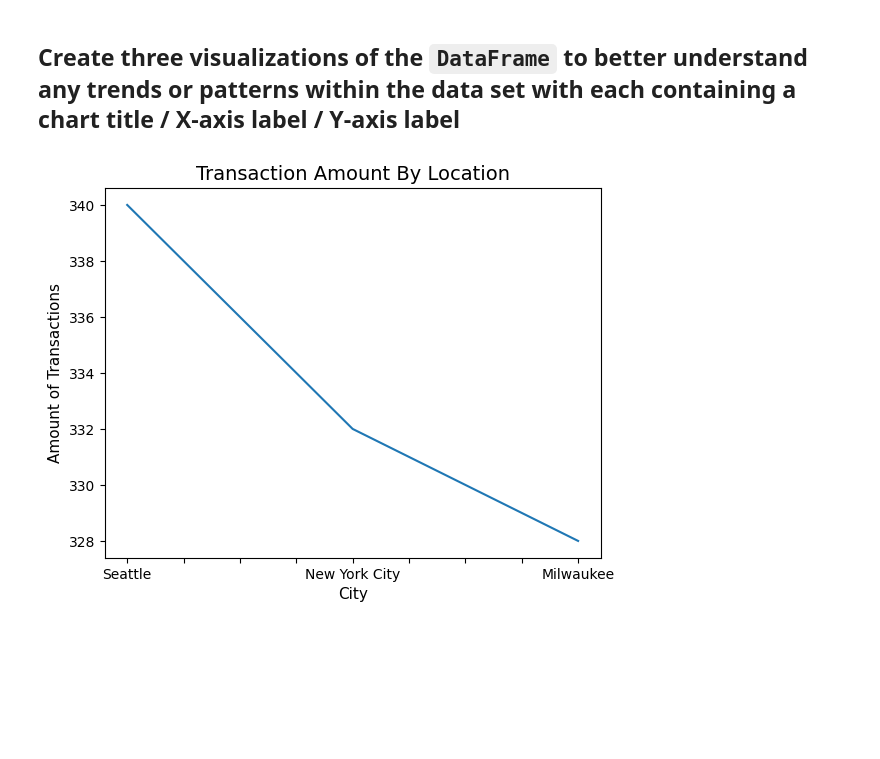
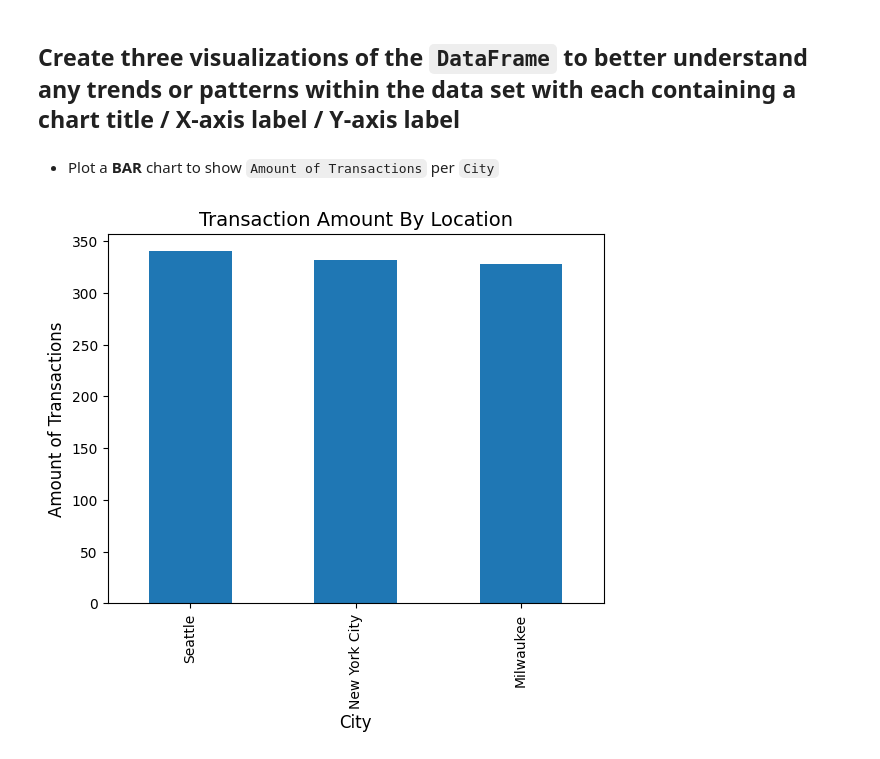
Before and after one commit to Nathan-Seeley/exploratory_data_analysis, a Jupyter notebook: sales_analysis.ipynb, the cells around one changed output. Saved outputs shown, nothing was run; the diff lists cells and outputs as text; code cells hidden in the pictures; blank space fills up the shorter version.

Commit message:
Finished week 11 project by creating three graph/chart

```diff
--- a/sales_analysis.ipynb
+++ b/sales_analysis.ipynb
@@ -175,10 +175,12 @@ overall_rating_average
 6.9727
 # %% [markdown]
 ## Create three visualizations of the `DataFrame` to better understand any trends or patterns within the data set with each containing a **chart  title** / **X-axis label** / **Y-axis label** ##
+# %% [markdown]
+* Plot a **BAR** chart to show `Amount of Transactions` per `City`
 # %%
-sale_transaction_amount_per_location.plot()
+sale_transaction_amount_per_location.plot.bar()
 plt.title("Transaction Amount By Location", fontsize = 14)
-plt.xlabel("City", fontsize = 11);
-plt.ylabel("Amount of Transactions" , fontsize = 11);
+plt.xlabel("City", fontsize = 12);
+plt.ylabel("Amount of Transactions" , fontsize = 12);
 # %% [output]
-[figure, old version]
+[figure, new version]
```
Also changed, not shown: parts of 4 cells of this notebook.
